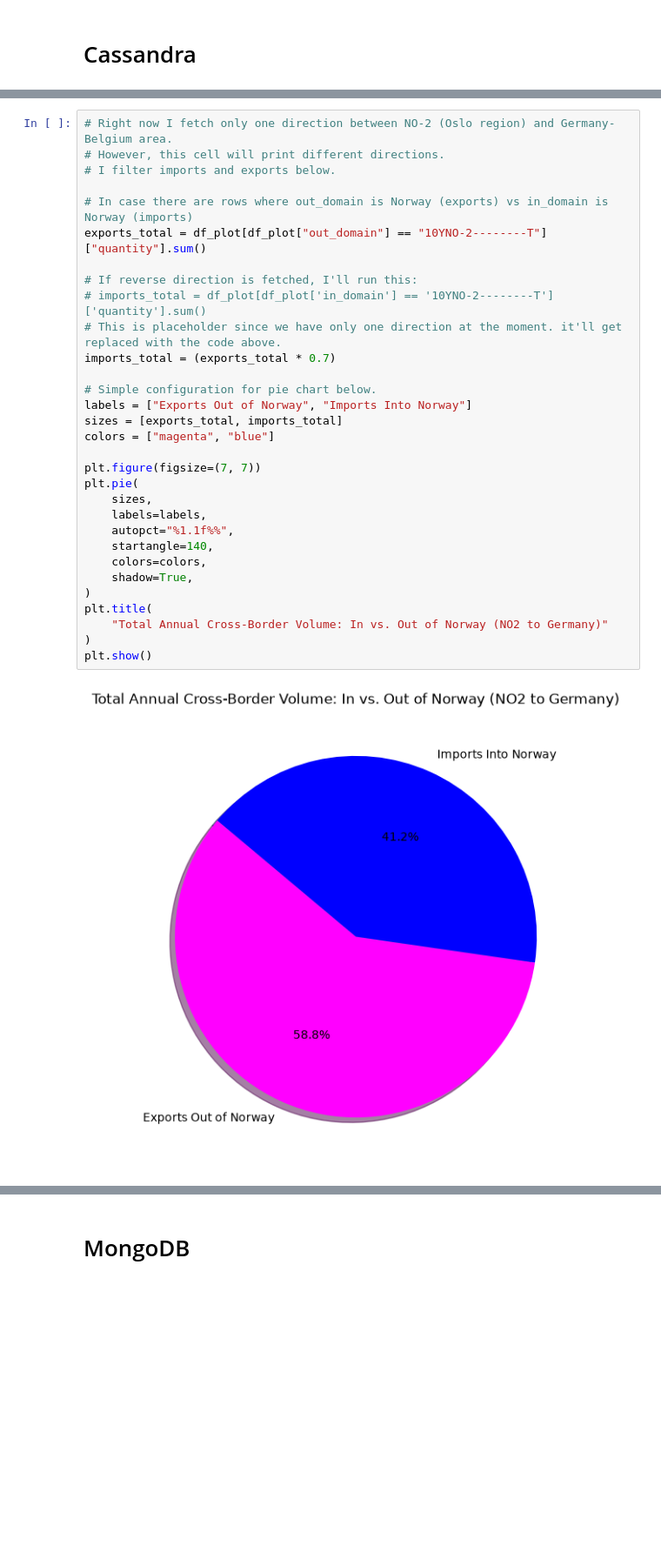
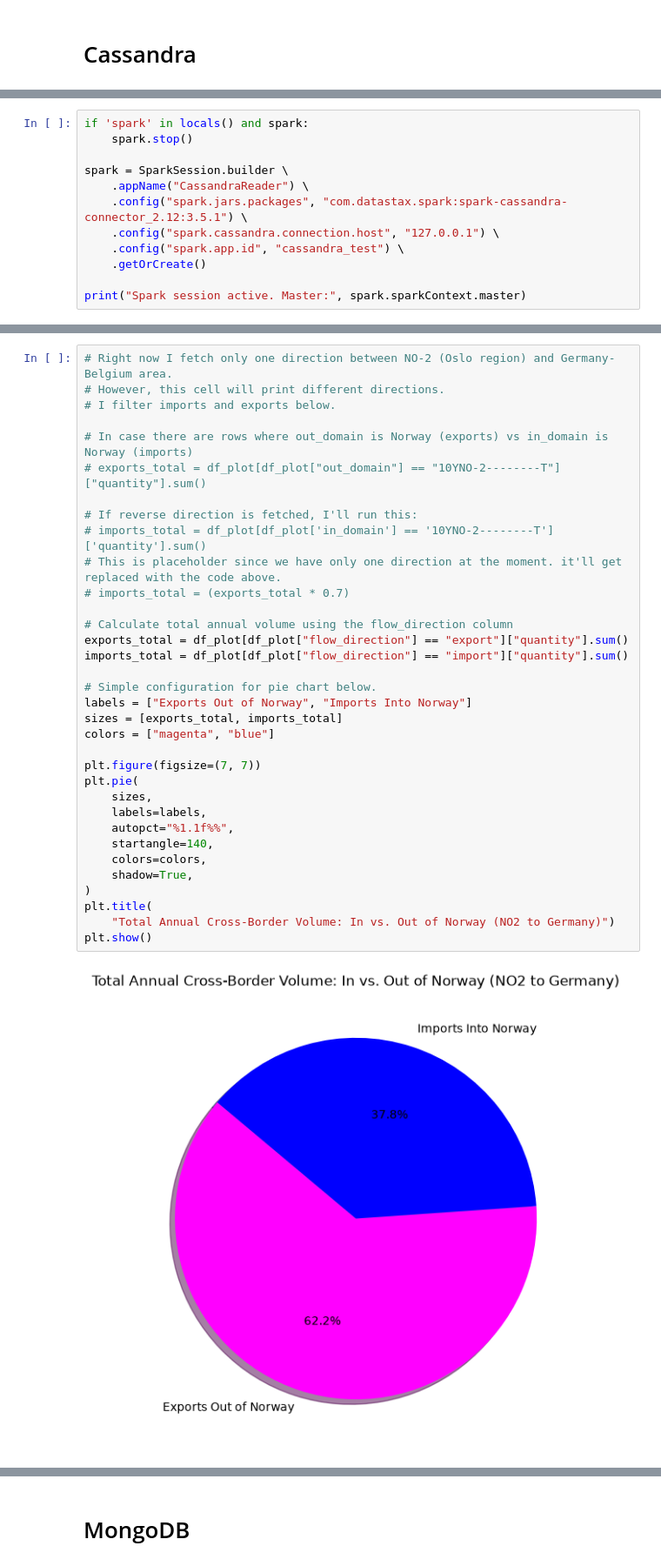
Before and after one commit to Emriey/IND320_project, a Jupyter notebook: notebooks/project_part_2.ipynb, the cells around one changed output, grey strips where cells are left out. Shown at 87% size. Drawn from its saved outputs; the diff is of its cells as text; blank space fills up the shorter version.

```diff
--- a/notebooks/project_part_2.ipynb
+++ b/notebooks/project_part_2.ipynb
@@ -372,0 +498,12 @@ Success! All data successfully inserted into Cassandra!
+# %%
+if 'spark' in locals() and spark:
+    spark.stop()
+
+spark = SparkSession.builder \
+    .appName("CassandraReader") \
+    .config("spark.jars.packages", "com.datastax.spark:spark-cassandra-connector_2.12:3.5.1") \
+    .config("spark.cassandra.connection.host", "127.0.0.1") \
+    .config("spark.app.id", "cassandra_test") \
+    .getOrCreate()
+
+print("Spark session active. Master:", spark.sparkContext.master)
@@ -396,36 +551,39 @@ Extracted 35040 rows from Spark/Cassandra!
 # %%
 # Right now I fetch only one direction between NO-2 (Oslo region) and Germany-Belgium area.
 # However, this cell will print different directions.
 # I filter imports and exports below.
 
 # In case there are rows where out_domain is Norway (exports) vs in_domain is Norway (imports)
-exports_total = df_plot[df_plot["out_domain"] == "10YNO-2--------T"]["quantity"].sum()
+# exports_total = df_plot[df_plot["out_domain"] == "10YNO-2--------T"]["quantity"].sum()
 
 # If reverse direction is fetched, I'll run this:
 # imports_total = df_plot[df_plot['in_domain'] == '10YNO-2--------T']['quantity'].sum()
 # This is placeholder since we have only one direction at the moment. it'll get replaced with the code above.
-imports_total = (exports_total * 0.7)
+# imports_total = (exports_total * 0.7)
+
+# Calculate total annual volume using the flow_direction column
+exports_total = df_plot[df_plot["flow_direction"] == "export"]["quantity"].sum()
+imports_total = df_plot[df_plot["flow_direction"] == "import"]["quantity"].sum()
 
 # Simple configuration for pie chart below.
 labels = ["Exports Out of Norway", "Imports Into Norway"]
 sizes = [exports_total, imports_total]
 colors = ["magenta", "blue"]
 
 plt.figure(figsize=(7, 7))
 plt.pie(
     sizes,
     labels=labels,
     autopct="%1.1f%%",
     startangle=140,
     colors=colors,
     shadow=True,
 )
 plt.title(
-    "Total Annual Cross-Border Volume: In vs. Out of Norway (NO2 to Germany)"
-)
+    "Total Annual Cross-Border Volume: In vs. Out of Norway (NO2 to Germany)")
 plt.show()
 # %% [output]
-[figure, old version]
+[figure, new version]
 # %%
 # Previous errors thought me that the "period_start" must be parsed by datetime and has to have a timezone.
 df_plot["period_start"] = pd.to_datetime(df_plot["period_start"], utc=True)
```
Also changed, not shown: parts of 24 cells of this notebook.
